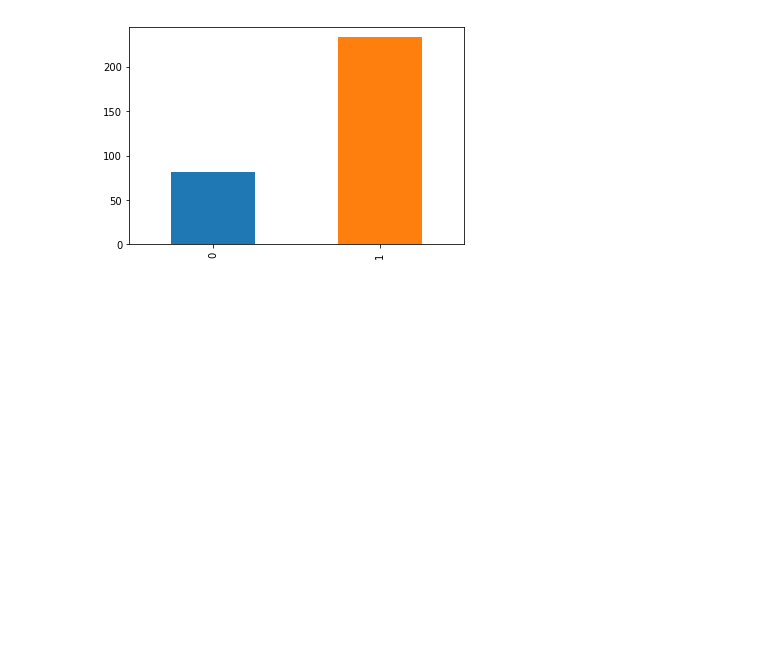
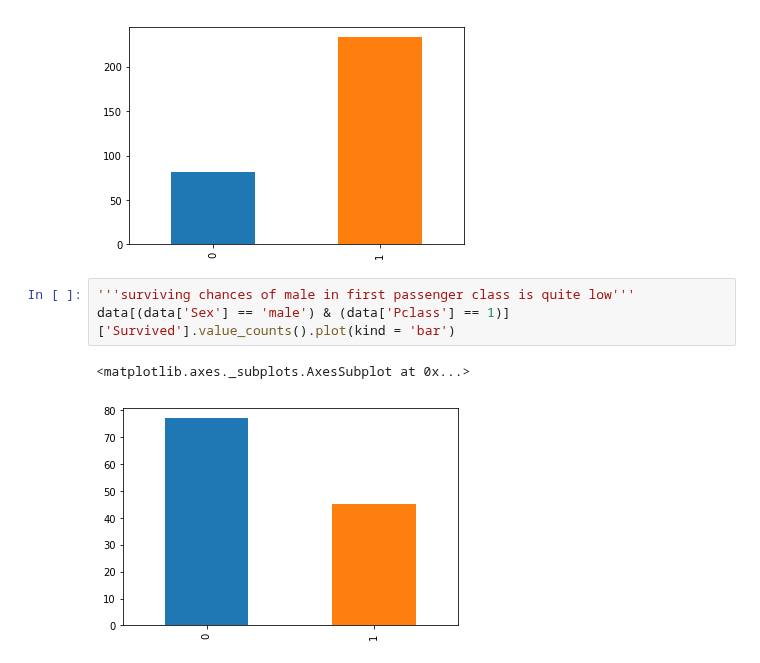
Before and after one commit to SANYAM1996/scatter-plotter, a Jupyter notebook: Titanic_survived data.ipynb, the cells around one changed output. Saved outputs shown, nothing was run; the diff lists cells and outputs as text; blank space fills up the shorter version.

Commit message:
extra data has added

```diff
--- a/Titanic_survived data.ipynb
+++ b/Titanic_survived data.ipynb
@@ -167,3 +167,9 @@ data[data['Sex'] =='female']['Survived'].value_counts().sort_index().plot(kind =
 # %% [output]
 <matplotlib.axes._subplots.AxesSubplot at 0x...>
 [figure]
+# %%
+'''surviving chances of male in first passenger class is quite low'''
+data[(data['Sex'] == 'male') & (data['Pclass'] == 1)]['Survived'].value_counts().plot(kind = 'bar')
+# %% [output]
+<matplotlib.axes._subplots.AxesSubplot at 0x...>
+[figure, added]
```
Also changed, not shown: parts of 3 cells of this notebook.
